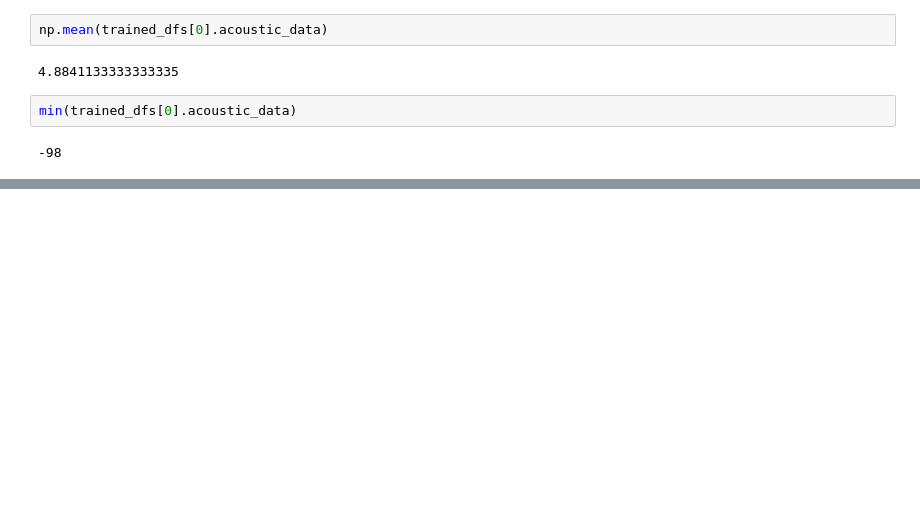
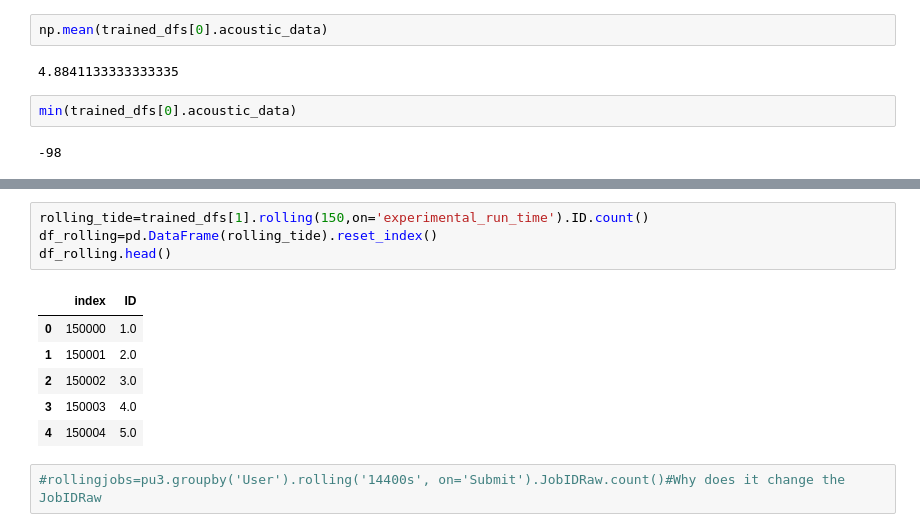
Before and after one commit to unewsome/data-question-7-kaggle-earthquake-predictions, a Jupyter notebook: DQ7 - UWN.ipynb, the cells around one changed output, grey strips where cells are left out. Saved outputs shown, nothing was run; the diff lists cells and outputs as text; blank space fills up the shorter version.

```diff
--- a/DQ7 - UWN.ipynb
+++ b/DQ7 - UWN.ipynb
@@ -67,0 +96,13 @@ trained_dfs['experimental run time'] = []
+# %%
+rolling_tide=trained_dfs[1].rolling(150,on='experimental_run_time').ID.count()
+df_rolling=pd.DataFrame(rolling_tide).reset_index()
+df_rolling.head()
+# %% [output]
+|  | index | ID |
+| 0 | 150000 | 1.0 |
+| 1 | 150001 | 2.0 |
+| 2 | 150002 | 3.0 |
+| 3 | 150003 | 4.0 |
+| 4 | 150004 | 5.0 |
+# %%
+#rollingjobs=pu3.groupby('User').rolling('14400s', on='Submit').JobIDRaw.count()#Why does it change the JobIDRaw
```
Also changed, not shown: parts of 5 cells of this notebook.
